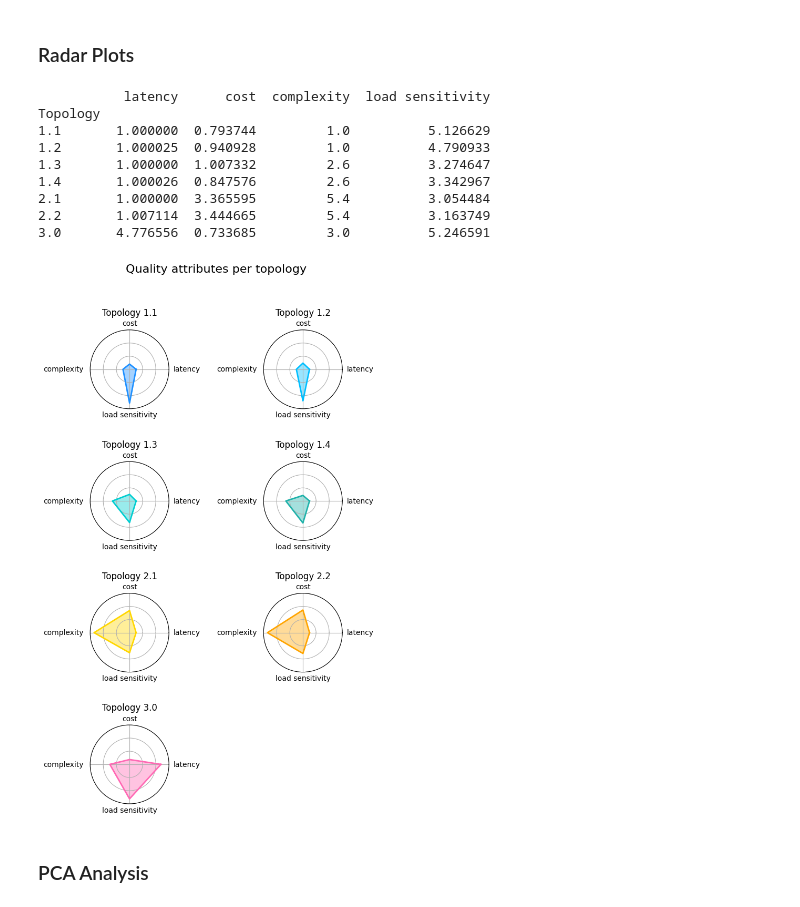
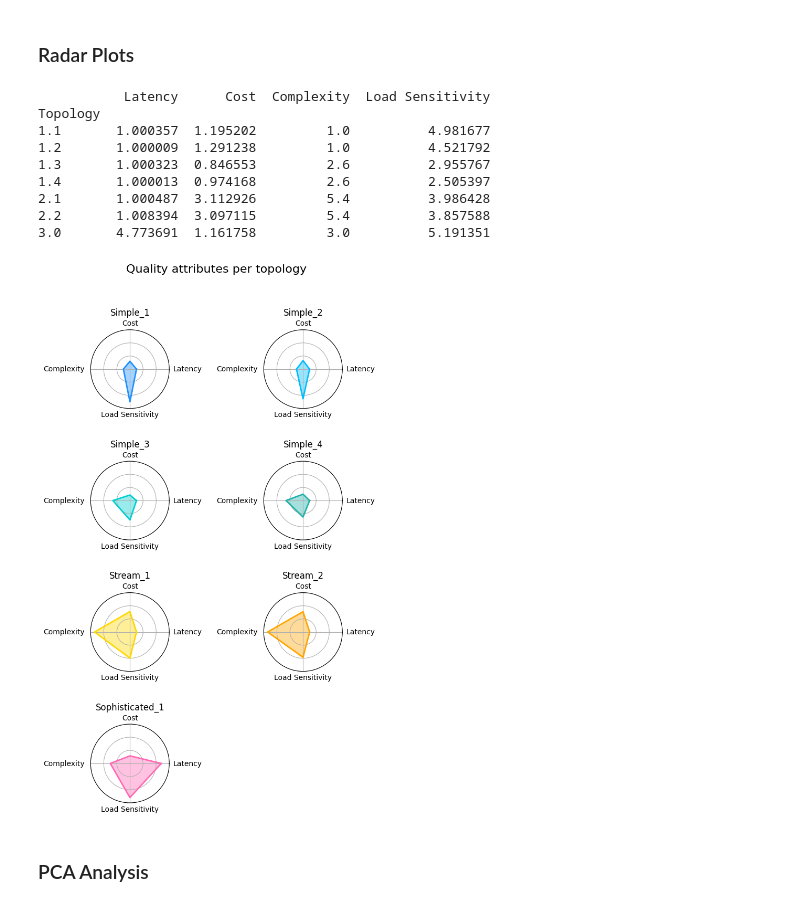
Before and after one commit to karloq/architectural-tradeoff-analysis, a Jupyter notebook: Analysis/PCA_analysis.ipynb, the cells around one changed output. Drawn from its saved outputs; the diff is of its cells as text; code cells hidden in the pictures.

```diff
--- a/Analysis/PCA_analysis.ipynb
+++ b/Analysis/PCA_analysis.ipynb
@@ -34,6 +37,7 @@ number_of_topologies = len([x for x in df.columns if x[0].isdigit()])
 # %% [markdown]
 ### Filtering data per Topology
 # %%
+topology_names       =    ["Simple_1","Simple_2","Simple_3","Simple_4","Stream_1","Stream_2","Sophisticated_1"]
 topologies           =    [1.1, 1.2, 1.3, 1.4, 2.1, 2.2, 3.0]
 latency_uplims       =    [None,None,None,None,None,None,None]
 latency_lowlims      =    [None,None,None,None,None,None,None]
@@ -41,21 +45,28 @@ cost_uplims          =    [50,50,50,50,50,50,50]
 cost_lowlims         =    [None,None,None,None,None,None,None]
 complexity_uplims    =    [None,None,None,None,None,None,None]
 complexity_lowlims   =    [None,None,None,None,None,None,None]
-scalability_uplims   =    [None,None,None,None,None,None,None]
-scalability_lowlims  =    [None,None,None,None,None,None,None]
+loadsensitivity_uplims   =    [None,None,None,None,None,None,None]
+loadsensitivity_lowlims  =    [None,None,None,None,None,None,None]
 
 df_filtered = filterData(df, topologies,latency_uplims,latency_lowlims,cost_uplims,cost_lowlims,
-                        complexity_uplims,complexity_lowlims,scalability_uplims,scalability_lowlims)
+                        complexity_uplims,complexity_lowlims,loadsensitivity_uplims,loadsensitivity_lowlims)
 
-for i, topo in enumerate(topologies) :
+topoScatterPrint(df_filtered, 'Latency','Cost', False)
+topoScatterPrint(df_filtered, 'Latency','Load Sensitivity', False)
+topoScatterPrint(df_filtered, 'Latency','Complexity', False)
+topoScatterPrint(df_filtered, 'Load Sensitivity','Cost', False)
+topoScatterPrint(df_filtered, 'Load Sensitivity','Complexity', False)
+topoScatterPrint(df_filtered, 'Complexity','Cost', False)
+
+"""for i, topo in enumerate(topologies) :
     topo_filter = df_filtered.Topology == topo
     df_filtered_topo = df_filtered[topo_filter].reset_index(drop=True)
-    #if (len(df_filtered_topo)) > 0 :
-        #topoScatterPrint(df_filtered_topo, 'latency','cost', False)
+    if (len(df_filtered_topo)) > 0 :
+        #topoScatterPrint(df_filtered_topo, 'Latency','Cost', False)
         #topoScatterPrint(df_filtered_topo, 'latency','scalability', False)
         #topoScatterPrint(df_filtered_topo, 'latency','complexity', False)
         #topoScatterPrint(df_filtered_topo, 'scalability','cost', False)
         #topoScatterPrint(df_filtered_topo, 'scalability','complexity', False)
-        #topoScatterPrint(df_filtered_topo, 'complexity','cost', False)
+        #topoScatterPrint(df_filtered_topo, 'complexity','cost', False)"""
 # %% [output]
 Filtered out 1012 rows of data
@@ -106,40 +124,39 @@ printParetoOpt(df_filtered, df_t_opt_5, df_t_opt_15, df_t_opt_50, df_t_opt_75, F
 # %% [markdown]
 ### Radar Plots
 # %%
-df_ef = df_t_opt_15
+#df_ef = df_t_opt_5
+df_ef = df_filtered
 topologies = df_ef['Topology'].unique()
 df_mean = pd.DataFrame()
 
-df_mean = df_ef.groupby("Topology")[['latency','cost','complexity','scalability']].mean()
+df_mean = df_ef.groupby("Topology")[['Latency','Cost','Complexity','Load Sensitivity']].mean()
 
 #df_mean['complexity'] = np.log(df_mean['complexity']).multiply(1)
-df_mean['complexity'] = df_mean['complexity'].multiply(0.4).add(-1)
-df_mean['scalability']=(df_mean['scalability']-df_mean['scalability'].mean())/df_mean['scalability'].std()
-df_mean['scalability'] = df_mean['scalability'].add(4)
-df_mean['cost'] = np.log10(df_mean['cost']).multiply(2.5)
-df_mean['latency'] = df_mean['latency'].multiply(100000).add(10)
-df_mean['latency'] = np.log10(df_mean['latency'])
-
-df_mean.rename(columns = {'scalability':'load sensitivity'}, inplace = True)
+df_mean['Complexity'] = df_mean['Complexity'].multiply(0.4).add(-1)
+df_mean['Load Sensitivity']=(df_mean['Load Sensitivity']-df_mean['Load Sensitivity'].mean())/df_mean['Load Sensitivity'].std()
+df_mean['Load Sensitivity'] = df_mean['Load Sensitivity'].add(4)
+df_mean['Cost'] = np.log10(df_mean['Cost']).multiply(2.5)
+df_mean['Latency'] = df_mean['Latency'].multiply(100000).add(10)
+df_mean['Latency'] = np.log10(df_mean['Latency'])
 
 print(df_mean)
 
 fill_color = ["dodgerblue","deepskyblue","darkturquoise","lightseagreen", "gold", "orange","hotpink"];
 """printRadarPlots(df_mean.iloc[0:4], fill_color[0:4], 1 , 4, (-0.2,0.1,-0.42,0.1),(12,12))
 printRadarPlots(df_mean.iloc[4:6], fill_color[4:6], 1 , 2, (-0.2,0.1,-0.42,0.1),(5.2,4))
 printRadarPlots(df_mean.iloc[6:7], fill_color[6:7], 1 , 1, (-0.2,0.1,-0.42,0.1),(2,1.6))"""
 
-printRadarPlots(df_mean, fill_color, 4 , 2, (-0.2,0.1,-0.42,0.1),(6,12), "Quality attributes per topology")
+printRadarPlots(df_mean, topology_names, fill_color, 4 , 2, (-0.2,0.1,-0.42,0.1),(6,12), "Quality attributes per topology")
 # %% [output]
-           latency      cost  complexity  load sensitivity
+           Latency      Cost  Complexity  Load Sensitivity
 Topology
-1.1       1.000000  0.793744         1.0          5.126629
-1.2       1.000025  0.940928         1.0          4.790933
-1.3       1.000000  1.007332         2.6          3.274647
-1.4       1.000026  0.847576         2.6          3.342967
-2.1       1.000000  3.365595         5.4          3.054484
-2.2       1.007114  3.444665         5.4          3.163749
-3.0       4.776556  0.733685         3.0          5.246591
+1.1       1.000357  1.195202         1.0          4.981677
+1.2       1.000009  1.291238         1.0          4.521792
+1.3       1.000323  0.846553         2.6          2.955767
+1.4       1.000013  0.974168         2.6          2.505397
+2.1       1.000487  3.112926         5.4          3.986428
+2.2       1.008394  3.097115         5.4          3.857588
+3.0       4.773691  1.161758         3.0          5.191351
-[figure, old version]
+[figure, new version]
 # %% [markdown]
 ### PCA Analysis
```
Also changed, not shown: parts of 13 cells of this notebook, 3 other files.
